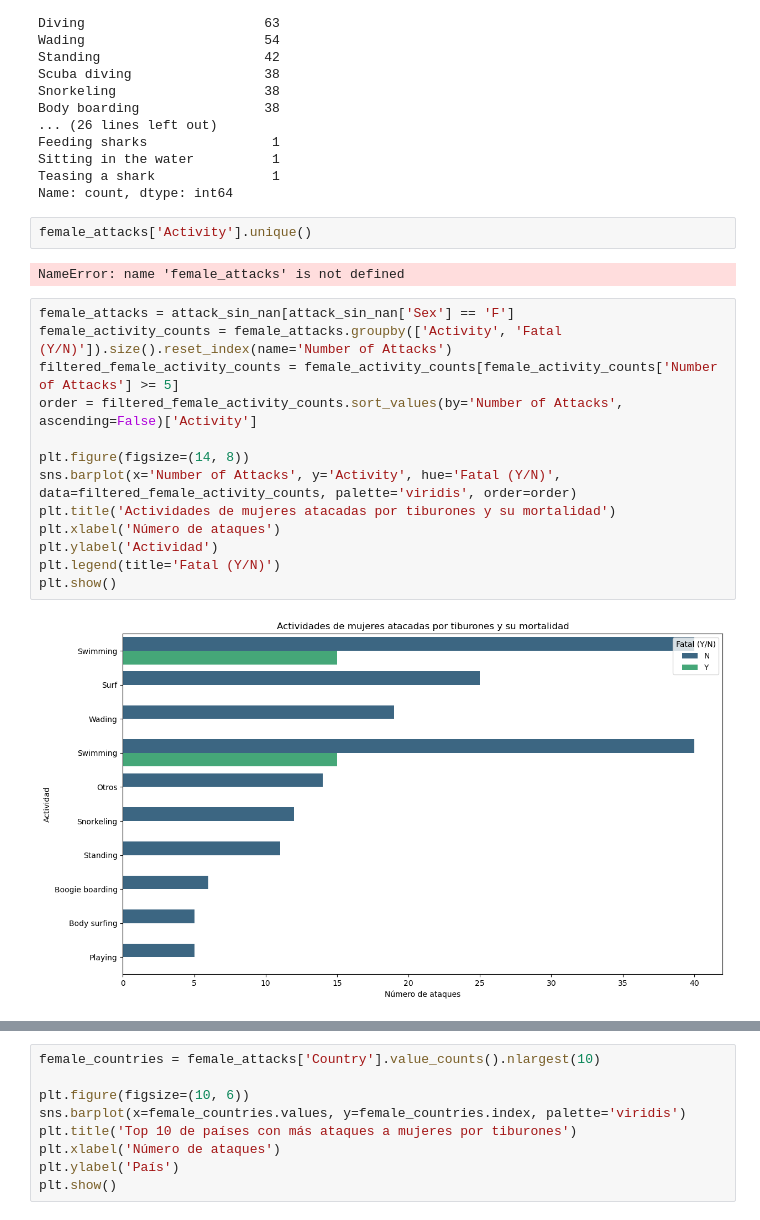
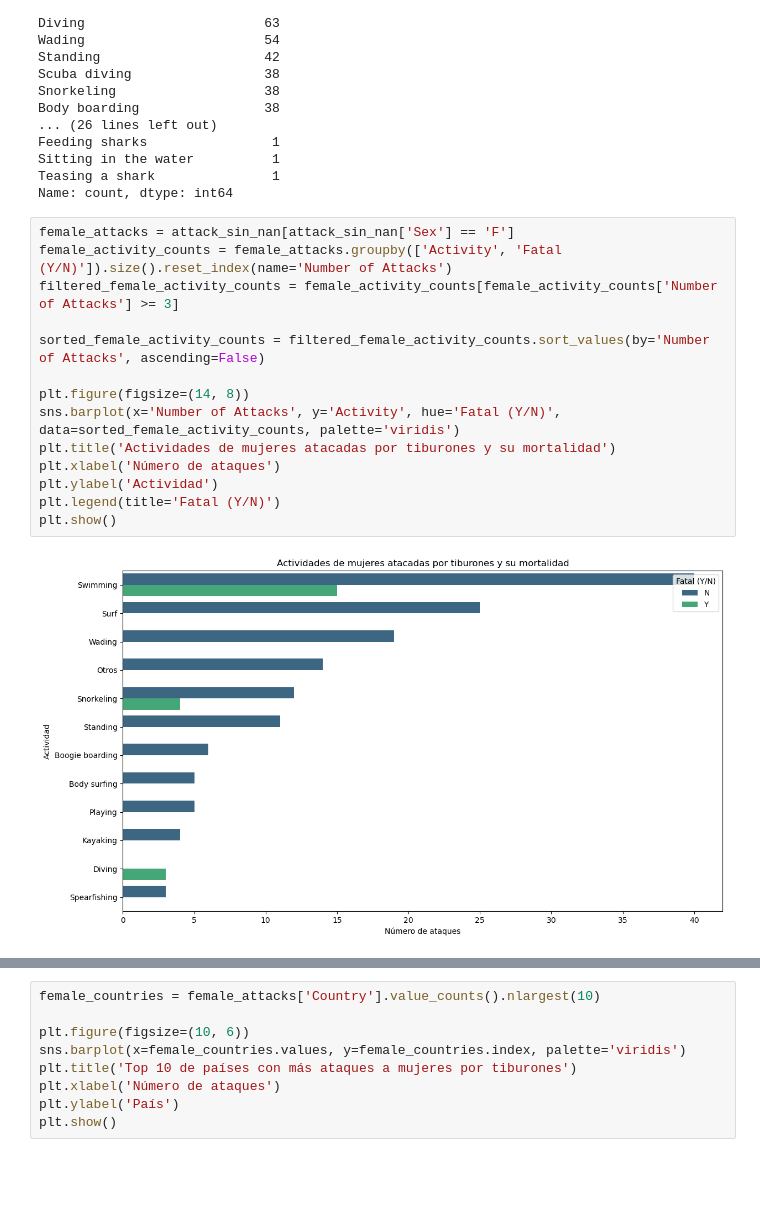
Before and after one commit to MiguelFernaandez/Proyects, a Jupyter notebook: Project1.ipynb, the cells around one changed output, grey strips where cells are left out. Cells and saved outputs as stored; diff of their text form; blank space fills up the shorter version.

```diff
--- a/Project1.ipynb
+++ b/Project1.ipynb
@@ -493,25 +493,22 @@ Feeding sharks                1
 Sitting in the water          1
 Teasing a shark               1
 Name: count, dtype: int64
-# %%
-female_attacks['Activity'].unique()
-# %% [output]
-NameError: name 'female_attacks' is not defined
 # %%
 female_attacks = attack_sin_nan[attack_sin_nan['Sex'] == 'F']
 female_activity_counts = female_attacks.groupby(['Activity', 'Fatal (Y/N)']).size().reset_index(name='Number of Attacks')
-filtered_female_activity_counts = female_activity_counts[female_activity_counts['Number of Attacks'] >= 5]
-order = filtered_female_activity_counts.sort_values(by='Number of Attacks', ascending=False)['Activity']
+filtered_female_activity_counts = female_activity_counts[female_activity_counts['Number of Attacks'] >= 3]
+
+sorted_female_activity_counts = filtered_female_activity_counts.sort_values(by='Number of Attacks', ascending=False)
 
 plt.figure(figsize=(14, 8))
-sns.barplot(x='Number of Attacks', y='Activity', hue='Fatal (Y/N)', data=filtered_female_activity_counts, palette='viridis', order=order)
+sns.barplot(x='Number of Attacks', y='Activity', hue='Fatal (Y/N)', data=sorted_female_activity_counts, palette='viridis')
 plt.title('Actividades de mujeres atacadas por tiburones y su mortalidad')
 plt.xlabel('Número de ataques')
 plt.ylabel('Actividad')
 plt.legend(title='Fatal (Y/N)')
 plt.show()
 # %% [output]
-[figure, old version]
+[figure, new version]
 # %%
 female_attacks = attack_sin_nan[attack_sin_nan['Sex'] == 'M']
 female_activity_counts = female_attacks.groupby(['Activity', 'Fatal (Y/N)']).size().reset_index(name='Number of Attacks')
```
Also changed, not shown: parts of 4 cells of this notebook.
